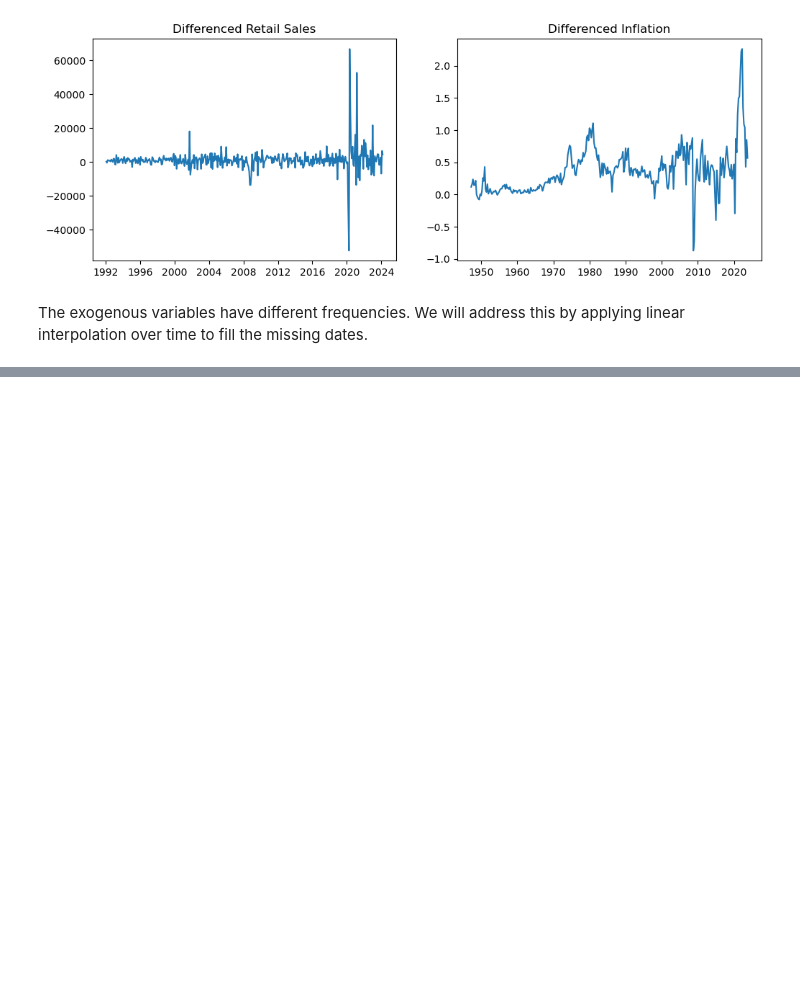
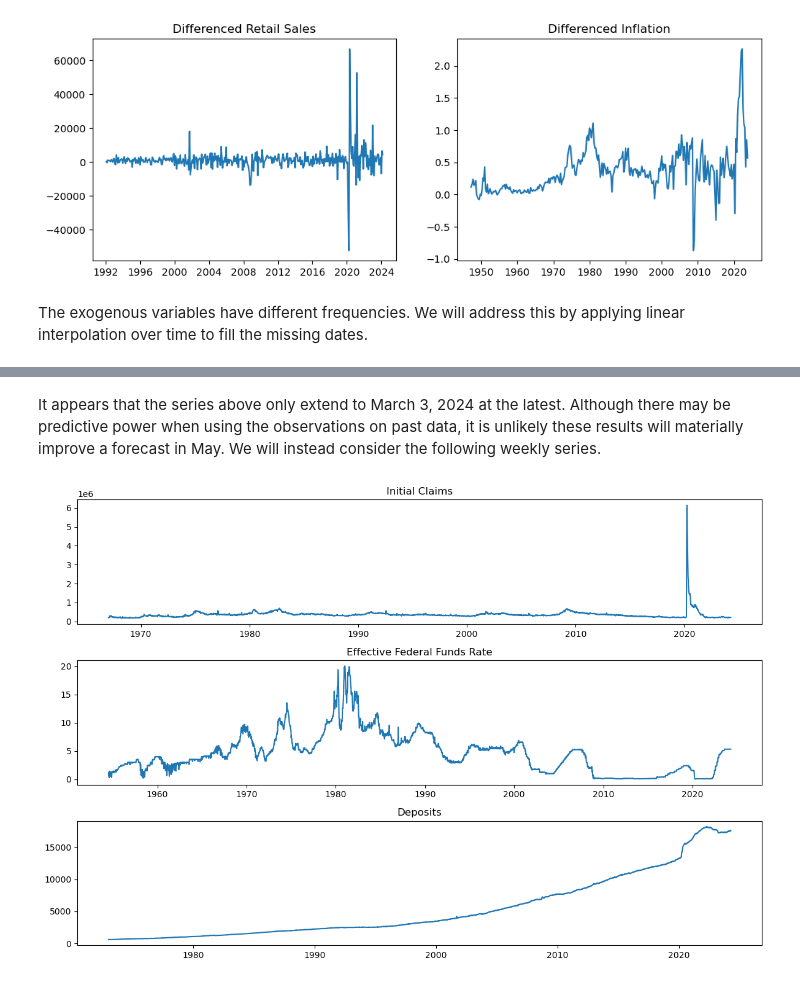
Before and after one commit to evanglas/forecasting-project, a Jupyter notebook: michael.ipynb, the cells around one changed output, grey strips where cells are left out. Saved outputs shown, nothing was run; the diff lists cells and outputs as text; code cells hidden in the pictures; blank space fills up the shorter version.

```diff
--- a/michael.ipynb
+++ b/michael.ipynb
@@ -432,0 +451,2 @@ exog = exog.interpolate(method="time", limit_direction="both")
+# %% [markdown]
+It appears that the series above only extend to March 3, 2024 at the latest. Although there may be predictive power when using the observations on past data, it is unlikely these results will materially improve a forecast in May. We will instead consider the following weekly series.
@@ -432,0 +457,11 @@ exog = exog.interpolate(method="time", limit_direction="both")
+# %%
+fig, axs = plt.subplots(3, 1, figsize=(12, 8))
+axs[0].plot(claims)
+axs[0].set_title("Initial Claims")
+axs[1].plot(eff_funds)
+axs[1].set_title("Effective Federal Funds Rate")
+axs[2].plot(deposits)
+axs[2].set_title("Deposits")
+fig.tight_layout()
+# %% [output]
+[figure, added]
```
Also changed, not shown: parts of 20 cells of this notebook.
